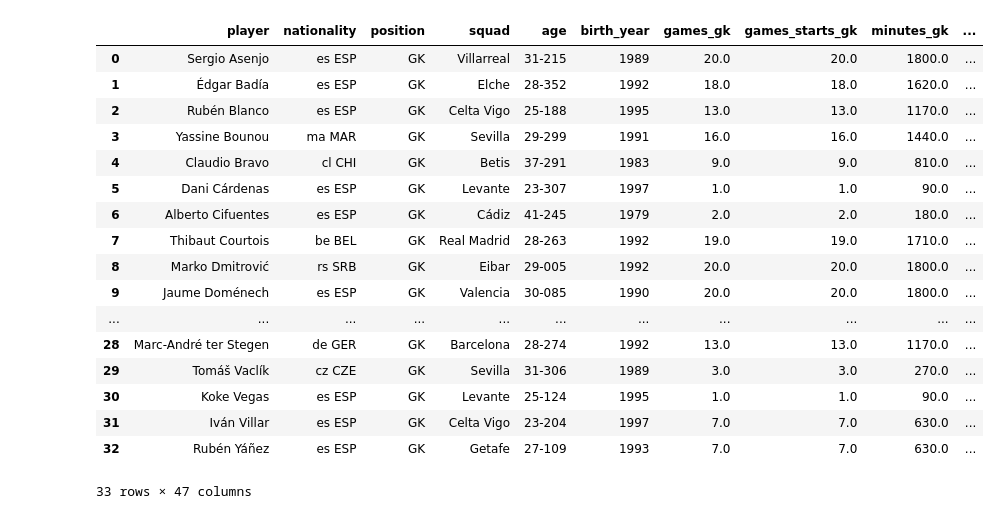
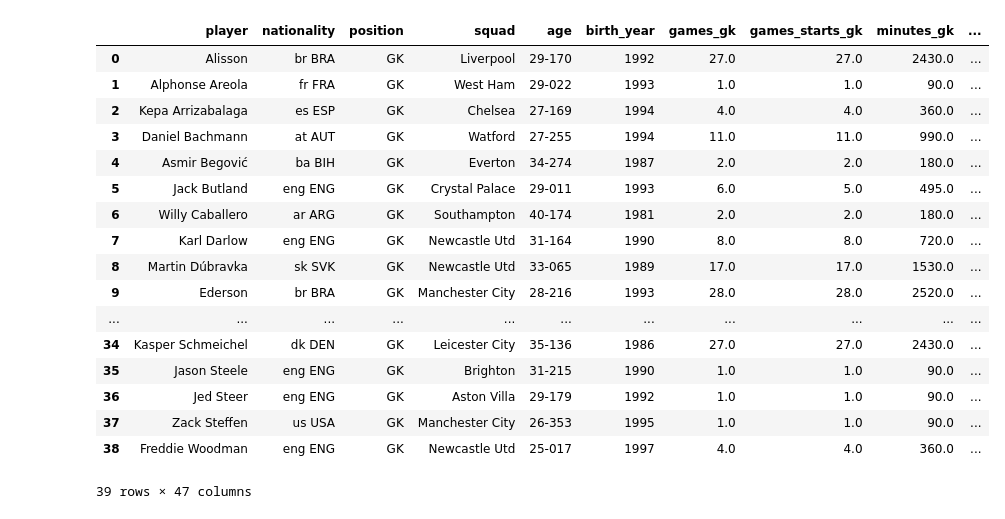
Before and after one commit to parth1902/Scrape-FBref-data, a Jupyter notebook: Scrape_FBref.ipynb, the cells around one changed output. Saved outputs shown, nothing was run; the diff lists cells and outputs as text; code cells hidden in the pictures.

```diff
--- a/Scrape_FBref.ipynb
+++ b/Scrape_FBref.ipynb
@@ -143,19 +181,3 @@ def get_keeper_data(top,end):
-# %%
-#Function to get team-wise data accross all categories as mentioned above
-def get_team_data(top,end):
-    df1 = frame_for_category_team('stats',top,end,stats3)
-    df2 = frame_for_category_team('keepers',top,end,keepers3)
-    df3 = frame_for_category_team('keepersadv',top,end,keepersadv2)
-    df4 = frame_for_category_team('shooting',top,end,shooting3)
-    df5 = frame_for_category_team('passing',top,end,passing2)
-    df6 = frame_for_category_team('passing_types',top,end,passing_types2)
-    df7 = frame_for_category_team('gca',top,end,gca2)
-    df8 = frame_for_category_team('defense',top,end,defense2)
-    df9 = frame_for_category_team('possession',top,end,possession2)
-    df10 = frame_for_category_team('misc',top,end,misc2)
-    df = pd.concat([df1, df2, df3, df4, df5, df6, df7, df8, df9, df10], axis=1)
-    df = df.loc[:,~df.columns.duplicated()]
-    return df
 # %%
 #This cell is to get the outfield player data for any competition
 
@@ -220,14 +239,12 @@ df_team
 #This cell is to get the data VS all teams in any competition
 
 #Go to the 'Standard stats' page of the league
-#For Premier League 2019/20, the link is this: https://fbref.com/en/comps/9/stats/Premier-League-Stats
+#For Premier League 2020/21, the link is this: https://fbref.com/en/comps/9/stats/Premier-League-Stats
 #Remove the 'stats', and pass the first and third part of the link as parameters like below
-df_team = get_team_data('https://fbref.com/en/comps/11/','/Serie-A-Stats')
-total_teams = int(len(df_team)/2)
-df_team = df_team[0:total_teams]
+df_team = get_team_data('https://fbref.com/en/comps/9/','/Premier-League-Stats','vs')
 
 #Save csv file to Desktop
-df_team.to_csv('SerieA2021_teams_vs.csv',index=False)
+df_team.to_csv('PL2021_teams_vs.csv',index=False)
 
 df_team
 # %% [output]
@@ -252,31 +269,31 @@ df_team
 # %%
 #This cell is to get the goalkeeper data for any competition
 
 #Go to the 'Standard stats' page of the league
-#For Premier League 2019/20, the link is this: https://fbref.com/en/comps/9/stats/Premier-League-Stats
+#For Premier League 2020/21, the link is this: https://fbref.com/en/comps/9/stats/Premier-League-Stats
 #Remove the 'stats', and pass the first and third part of the link as parameters like below
-df_keeper = get_keeper_data('https://fbref.com/en/comps/12/','/La-Liga-Stats')
+df_keeper = get_keeper_data('https://fbref.com/en/comps/9/','/Premier-League-Stats')
 
 #Save csv file to Desktop
-df_team.to_csv('LaLiga2021_keepers.csv',index=False)
+df_team.to_csv('PL2021_keepers.csv',index=False)
 
 df_keeper
 # %% [output]
 |  | player | nationality | position | squad | age | birth_year | games_gk | games_starts_gk | minutes_gk | ... |
-| 0 | Sergio Asenjo | es ESP | GK | Villarreal | 31-215 | 1989 | 20.0 | 20.0 | 1800.0 | ... |
-| 1 | Édgar Badía | es ESP | GK | Elche | 28-352 | 1992 | 18.0 | 18.0 | 1620.0 | ... |
-| 2 | Rubén Blanco | es ESP | GK | Celta Vigo | 25-188 | 1995 | 13.0 | 13.0 | 1170.0 | ... |
-| 3 | Yassine Bounou | ma MAR | GK | Sevilla | 29-299 | 1991 | 16.0 | 16.0 | 1440.0 | ... |
-| 4 | Claudio Bravo | cl CHI | GK | Betis | 37-291 | 1983 | 9.0 | 9.0 | 810.0 | ... |
-| 5 | Dani Cárdenas | es ESP | GK | Levante | 23-307 | 1997 | 1.0 | 1.0 | 90.0 | ... |
-| 6 | Alberto Cifuentes | es ESP | GK | Cádiz | 41-245 | 1979 | 2.0 | 2.0 | 180.0 | ... |
-| 7 | Thibaut Courtois | be BEL | GK | Real Madrid | 28-263 | 1992 | 19.0 | 19.0 | 1710.0 | ... |
-| 8 | Marko Dmitrović | rs SRB | GK | Eibar | 29-005 | 1992 | 20.0 | 20.0 | 1800.0 | ... |
-| 9 | Jaume Doménech | es ESP | GK | Valencia | 30-085 | 1990 | 20.0 | 20.0 | 1800.0 | ... |
+| 0 | Alisson | br BRA | GK | Liverpool | 29-170 | 1992 | 27.0 | 27.0 | 2430.0 | ... |
+| 1 | Alphonse Areola | fr FRA | GK | West Ham | 29-022 | 1993 | 1.0 | 1.0 | 90.0 | ... |
+| 2 | Kepa Arrizabalaga | es ESP | GK | Chelsea | 27-169 | 1994 | 4.0 | 4.0 | 360.0 | ... |
+| 3 | Daniel Bachmann | at AUT | GK | Watford | 27-255 | 1994 | 11.0 | 11.0 | 990.0 | ... |
+| 4 | Asmir Begović | ba BIH | GK | Everton | 34-274 | 1987 | 2.0 | 2.0 | 180.0 | ... |
+| 5 | Jack Butland | eng ENG | GK | Crystal Palace | 29-011 | 1993 | 6.0 | 5.0 | 495.0 | ... |
+| 6 | Willy Caballero | ar ARG | GK | Southampton | 40-174 | 1981 | 2.0 | 2.0 | 180.0 | ... |
+| 7 | Karl Darlow | eng ENG | GK | Newcastle Utd | 31-164 | 1990 | 8.0 | 8.0 | 720.0 | ... |
+| 8 | Martin Dúbravka | sk SVK | GK | Newcastle Utd | 33-065 | 1989 | 17.0 | 17.0 | 1530.0 | ... |
+| 9 | Ederson | br BRA | GK | Manchester City | 28-216 | 1993 | 28.0 | 28.0 | 2520.0 | ... |
 | ... | ... | ... | ... | ... | ... | ... | ... | ... | ... | ... |
-| 28 | Marc-André ter Stegen | de GER | GK | Barcelona | 28-274 | 1992 | 13.0 | 13.0 | 1170.0 | ... |
-| 29 | Tomáš Vaclík | cz CZE | GK | Sevilla | 31-306 | 1989 | 3.0 | 3.0 | 270.0 | ... |
-| 30 | Koke Vegas | es ESP | GK | Levante | 25-124 | 1995 | 1.0 | 1.0 | 90.0 | ... |
-| 31 | Iván Villar | es ESP | GK | Celta Vigo | 23-204 | 1997 | 7.0 | 7.0 | 630.0 | ... |
-| 32 | Rubén Yáñez | es ESP | GK | Getafe | 27-109 | 1993 | 7.0 | 7.0 | 630.0 | ... |
+| 34 | Kasper Schmeichel | dk DEN | GK | Leicester City | 35-136 | 1986 | 27.0 | 27.0 | 2430.0 | ... |
+| 35 | Jason Steele | eng ENG | GK | Brighton | 31-215 | 1990 | 1.0 | 1.0 | 90.0 | ... |
+| 36 | Jed Steer | eng ENG | GK | Aston Villa | 29-179 | 1992 | 1.0 | 1.0 | 90.0 | ... |
+| 37 | Zack Steffen | us USA | GK | Manchester City | 26-353 | 1995 | 1.0 | 1.0 | 90.0 | ... |
+| 38 | Freddie Woodman | eng ENG | GK | Newcastle Utd | 25-017 | 1997 | 4.0 | 4.0 | 360.0 | ... |
-33 rows × 47 columns
+39 rows × 47 columns
```
Also changed, not shown: parts of 10 cells of this notebook.
